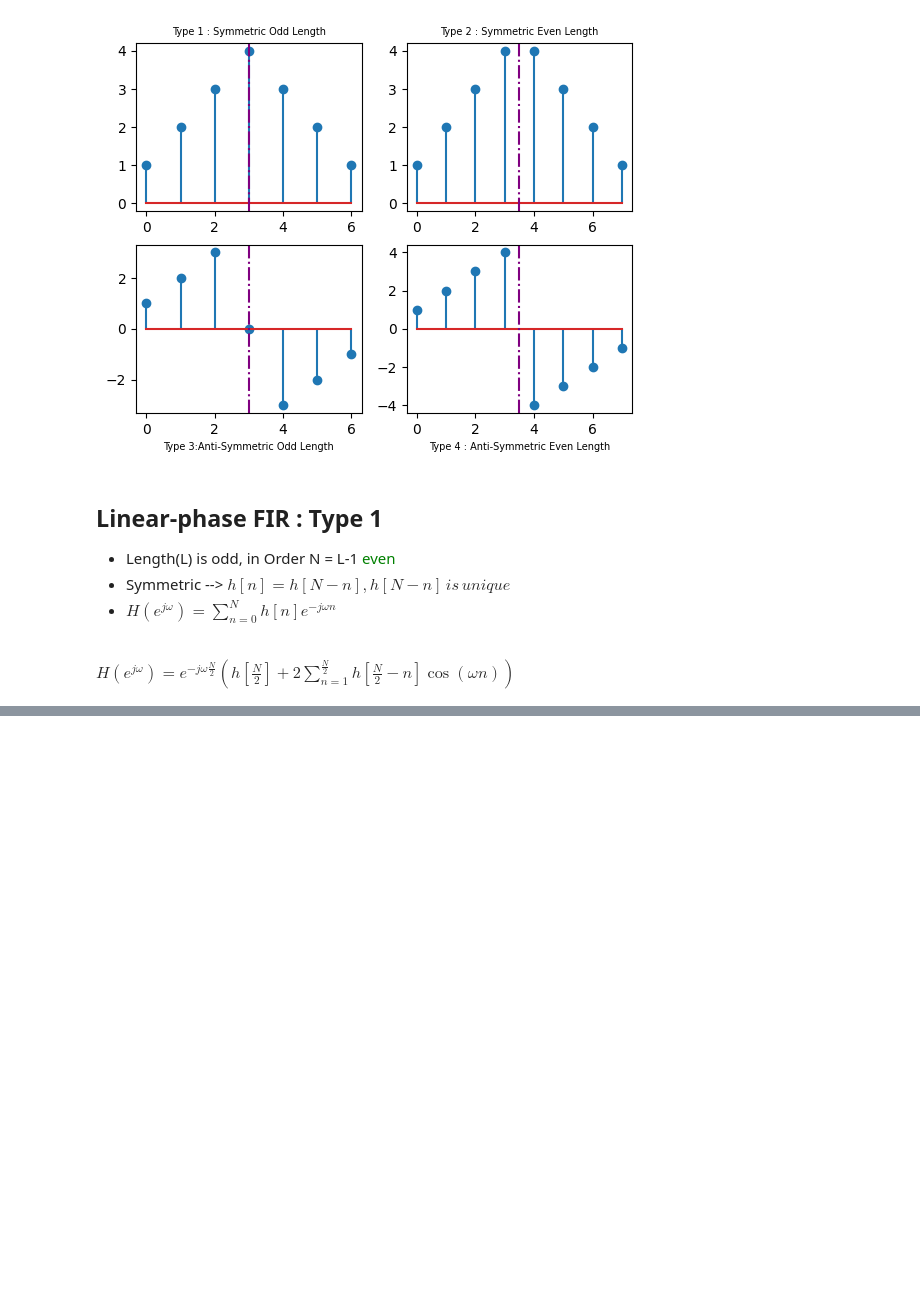
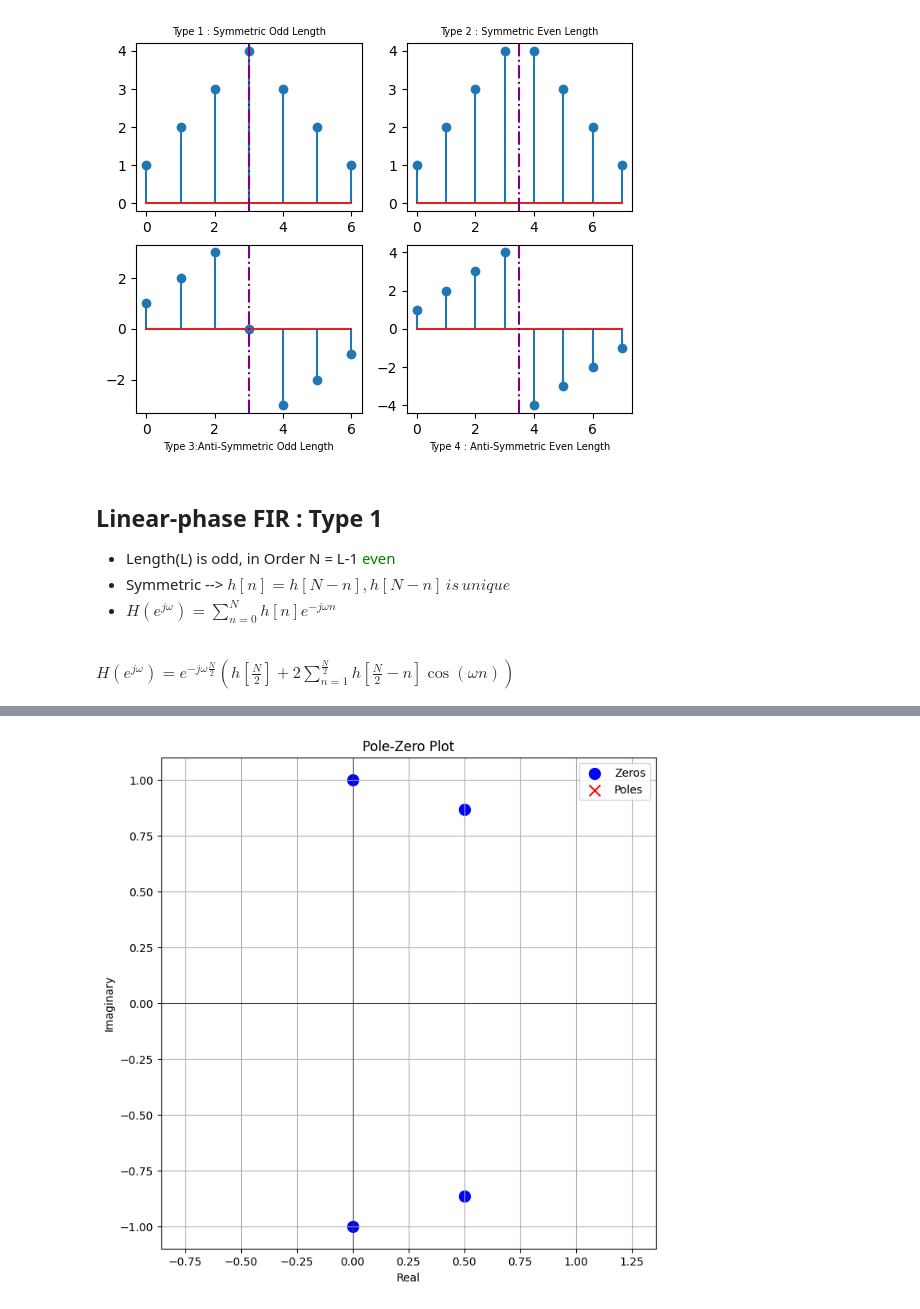
Before and after one commit to zharfanw/zhongshan_dsp_python, a Jupyter notebook: 11_Filter_Introduction.ipynb, the cells around one changed output, grey strips where cells are left out. Saved outputs shown, nothing was run; the diff lists cells and outputs as text; code cells hidden in the pictures; blank space fills up the shorter version.

```diff
--- a/11_Filter_Introduction.ipynb
+++ b/11_Filter_Introduction.ipynb
@@ -468,0 +489,26 @@ print(f"np.exp({imaginary_number} * np.pi / 2) = {complex_result}")
+# %%
+import numpy as np
+import matplotlib.pyplot as plt
+from scipy import signal
+
+# Define impulse response
+h = np.array([0.5, -0.5, 1.0, -0.5, 0.5])  # Example impulse response
+
+# Compute zeros, poles, and gain
+zeros, poles, gain = signal.tf2zpk(h, [1])  # [1] for FIR filter
+
+# Plot zeros and poles
+plt.figure(figsize=(8, 8))
+plt.scatter(np.real(zeros), np.imag(zeros), marker='o', s=100, label='Zeros', color='blue')
+plt.scatter(np.real(poles), np.imag(poles), marker='x', s=100, label='Poles', color='red')
+plt.axhline(0, color='black', lw=0.5)
+plt.axvline(0, color='black', lw=0.5)
+plt.xlabel('Real')
+plt.ylabel('Imaginary')
+plt.title('Pole-Zero Plot')
+plt.grid(True)
+plt.legend()
+plt.axis('equal')
+plt.show()
+# %% [output]
+[figure, added]
```
Also changed, not shown: parts of 3 cells of this notebook.
